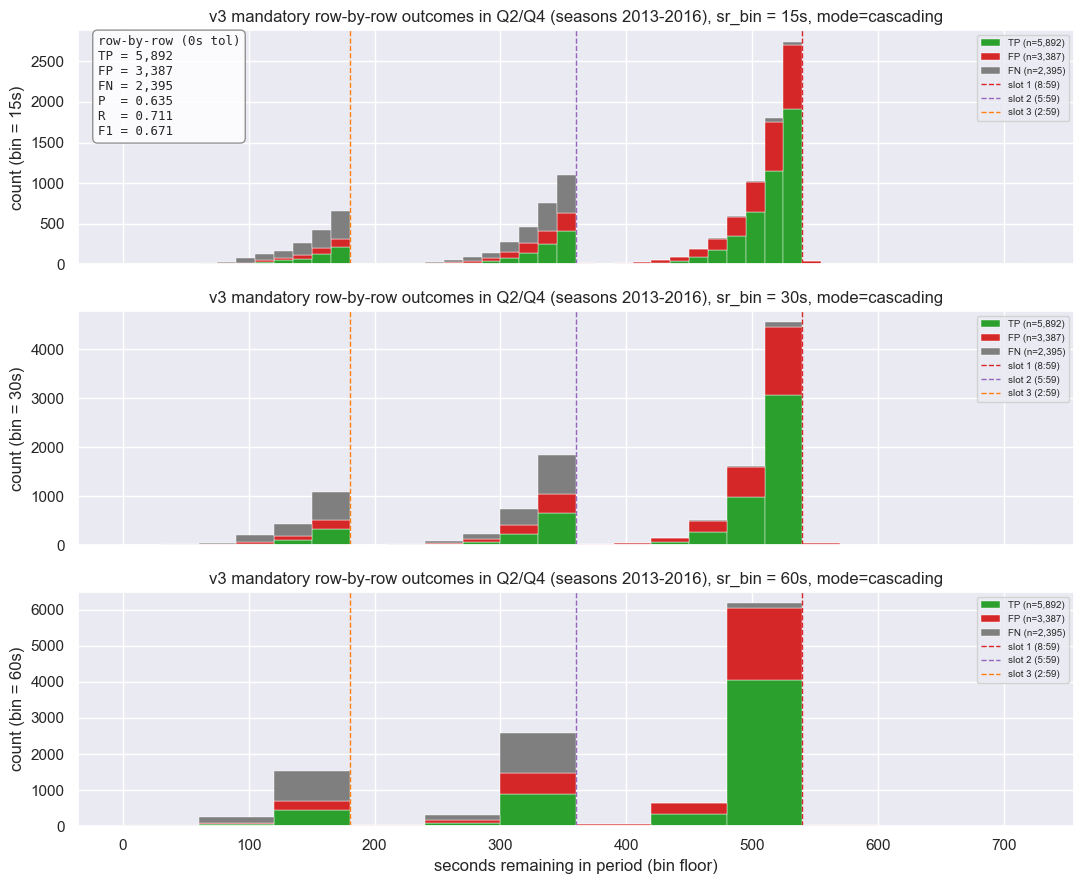
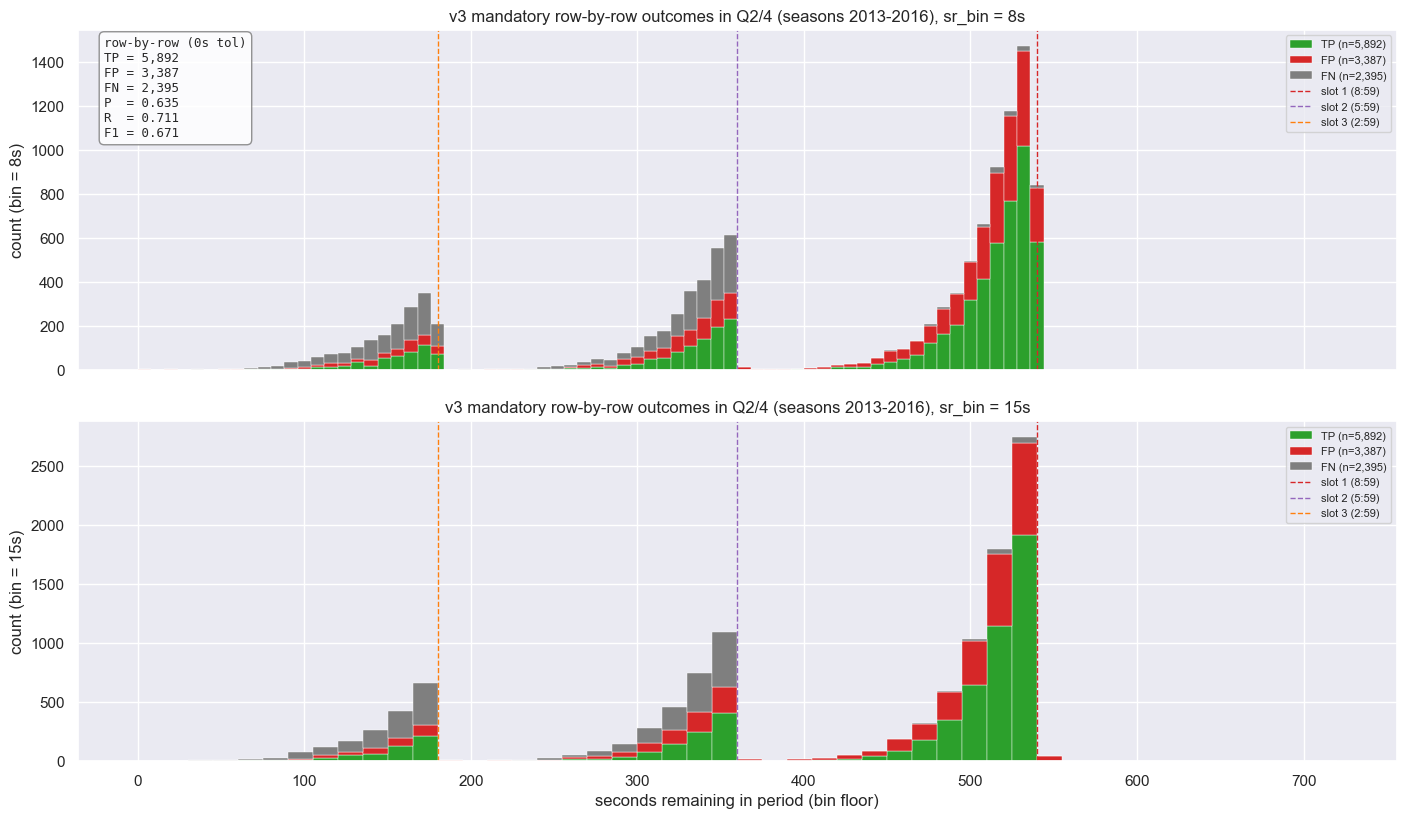
The notebook cell's code change between the first figure and the second:
--- before
+++ after
@@ -1,4 +1,2 @@
-fig, ax, m = TimeoutInjectionPlots.plot_stacked_tp_fp_fn(
-    r_v3, classified_v3, width=60
-)
-plt.show()
+fig, axes, m = TimeoutInjectionPlots.plot_stacked_tp_fp_fn(r_v3, classified_v3, widths=(8, 15))
+fig

Commit: viz-done Modified: - TV-Timeout-Injection.ipynb - nb_imports.py - timeout_injection_plots.py